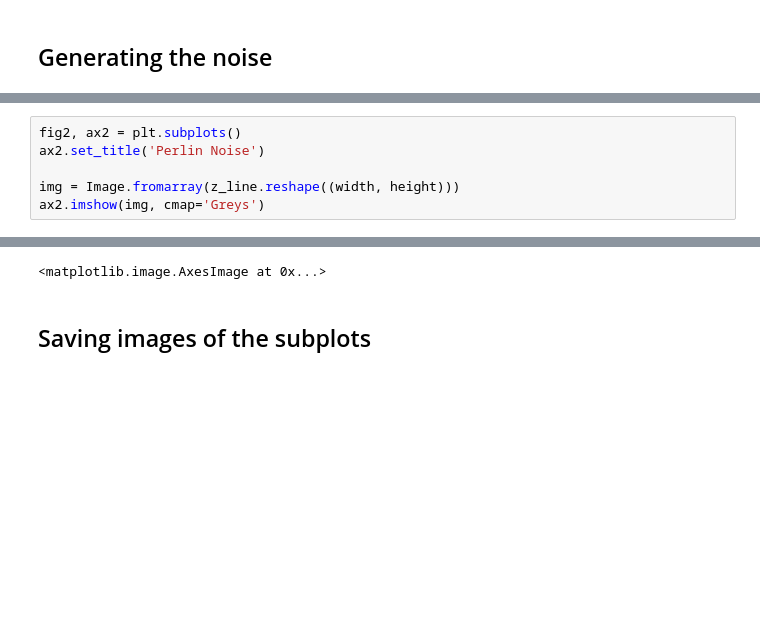
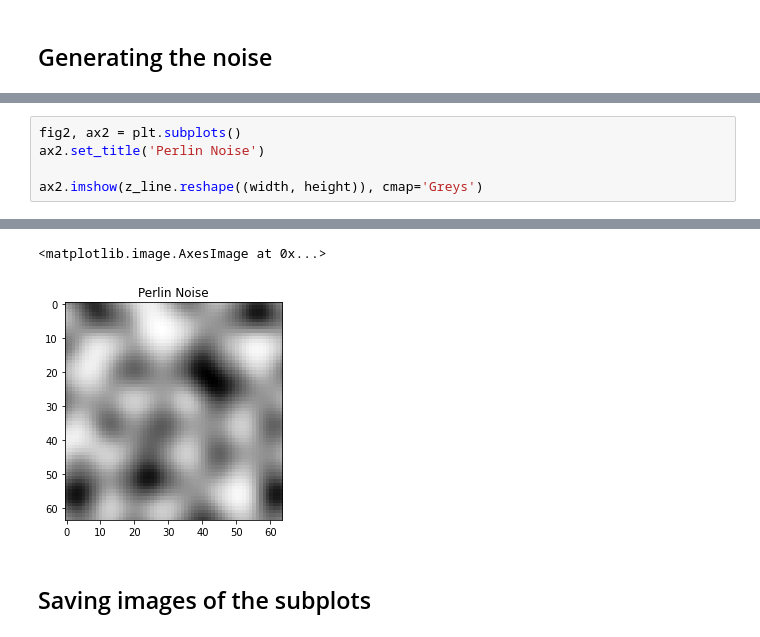
Before and after one commit to gavinkhung/terrain-generator, a Jupyter notebook: terrain.ipynb, the cells around one changed output, grey strips where cells are left out. Drawn from its saved outputs; the diff is of its cells as text; blank space fills up the shorter version.

```diff
--- a/terrain.ipynb
+++ b/terrain.ipynb
@@ -113,6 +121,5 @@ ax1.view_init(80, 0)
 fig2, ax2 = plt.subplots()
 ax2.set_title('Perlin Noise')
 
-img = Image.fromarray(z_line.reshape((width, height)))
-ax2.imshow(img, cmap='Greys')
+ax2.imshow(z_line.reshape((width, height)), cmap='Greys')
 # %% [output]
@@ -121,4 +126,5 @@ ax2.imshow(img, cmap='Greys')
 <matplotlib.image.AxesImage at 0x...>
+[figure, added]
 # %% [markdown]
 ## Saving images of the subplots
 # %%
```
Also changed, not shown: parts of 7 cells of this notebook, 3 other files.
